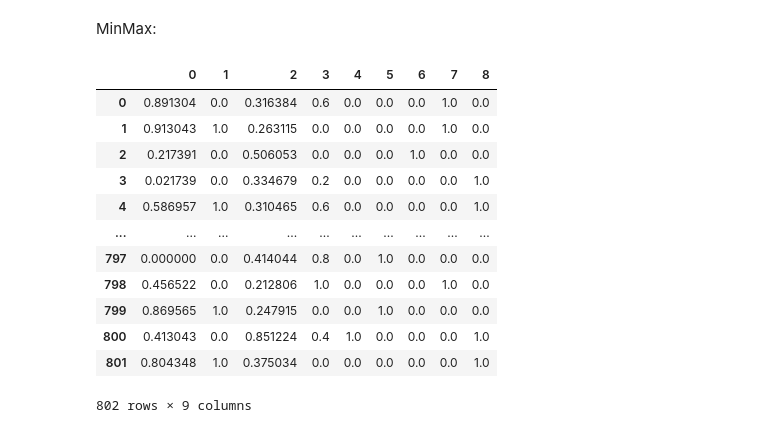
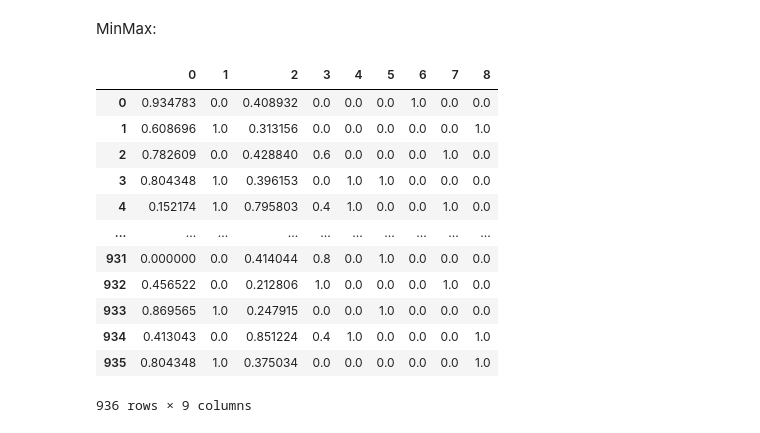
Before and after one commit to Hideroshi/FIAP, a Jupyter notebook: Tech Challenge/Notebooks/techChallenge.ipynb, the cells around one changed output. Drawn from its saved outputs; the diff is of its cells as text; code cells hidden in the pictures.

```diff
--- a/Tech Challenge/Notebooks/techChallenge.ipynb
+++ b/Tech Challenge/Notebooks/techChallenge.ipynb
@@ -378,29 +387,29 @@ MinMax:
 # %%
 from sklearn.preprocessing import MinMaxScaler
 
 x_minMaxScaler = x
 y_minMaxScaler = y
 
-x_train, x_test, y_train, y_test = train_test_split(x_minMaxScaler, y_minMaxScaler, test_size=0.4, random_state=42)
+x_train, x_test, y_train, y_test = train_test_split(x_minMaxScaler, y_minMaxScaler, test_size=0.3, random_state=42)
 
 scaler = MinMaxScaler() #chamando o metodo de normalização dos dados (0-1)
 scaler.fit(x_train) # Aqui ele calcula os parametros da formula
 
 x_train_normalized = scaler.transform(x_train)
 x_test_normalized = scaler.transform(x_test)
 
 pd.DataFrame(x_train_normalized)
 # %% [output]
 |  | 0 | 1 | 2 | 3 | 4 | 5 | 6 | 7 | 8 |
-| 0 | 0.891304 | 0.0 | 0.316384 | 0.6 | 0.0 | 0.0 | 0.0 | 1.0 | 0.0 |
-| 1 | 0.913043 | 1.0 | 0.263115 | 0.0 | 0.0 | 0.0 | 0.0 | 1.0 | 0.0 |
-| 2 | 0.217391 | 0.0 | 0.506053 | 0.0 | 0.0 | 0.0 | 1.0 | 0.0 | 0.0 |
-| 3 | 0.021739 | 0.0 | 0.334679 | 0.2 | 0.0 | 0.0 | 0.0 | 0.0 | 1.0 |
-| 4 | 0.586957 | 1.0 | 0.310465 | 0.6 | 0.0 | 0.0 | 0.0 | 0.0 | 1.0 |
+| 0 | 0.934783 | 0.0 | 0.408932 | 0.0 | 0.0 | 0.0 | 1.0 | 0.0 | 0.0 |
+| 1 | 0.608696 | 1.0 | 0.313156 | 0.0 | 0.0 | 0.0 | 0.0 | 0.0 | 1.0 |
+| 2 | 0.782609 | 0.0 | 0.428840 | 0.6 | 0.0 | 0.0 | 0.0 | 1.0 | 0.0 |
+| 3 | 0.804348 | 1.0 | 0.396153 | 0.0 | 1.0 | 1.0 | 0.0 | 0.0 | 0.0 |
+| 4 | 0.152174 | 1.0 | 0.795803 | 0.4 | 1.0 | 0.0 | 0.0 | 1.0 | 0.0 |
 | ... | ... | ... | ... | ... | ... | ... | ... | ... | ... |
-| 797 | 0.000000 | 0.0 | 0.414044 | 0.8 | 0.0 | 1.0 | 0.0 | 0.0 | 0.0 |
-| 798 | 0.456522 | 0.0 | 0.212806 | 1.0 | 0.0 | 0.0 | 0.0 | 1.0 | 0.0 |
-| 799 | 0.869565 | 1.0 | 0.247915 | 0.0 | 0.0 | 1.0 | 0.0 | 0.0 | 0.0 |
-| 800 | 0.413043 | 0.0 | 0.851224 | 0.4 | 1.0 | 0.0 | 0.0 | 0.0 | 1.0 |
-| 801 | 0.804348 | 1.0 | 0.375034 | 0.0 | 0.0 | 0.0 | 0.0 | 0.0 | 1.0 |
+| 931 | 0.000000 | 0.0 | 0.414044 | 0.8 | 0.0 | 1.0 | 0.0 | 0.0 | 0.0 |
+| 932 | 0.456522 | 0.0 | 0.212806 | 1.0 | 0.0 | 0.0 | 0.0 | 1.0 | 0.0 |
+| 933 | 0.869565 | 1.0 | 0.247915 | 0.0 | 0.0 | 1.0 | 0.0 | 0.0 | 0.0 |
+| 934 | 0.413043 | 0.0 | 0.851224 | 0.4 | 1.0 | 0.0 | 0.0 | 0.0 | 1.0 |
+| 935 | 0.804348 | 1.0 | 0.375034 | 0.0 | 0.0 | 0.0 | 0.0 | 0.0 | 1.0 |
-802 rows × 9 columns
+936 rows × 9 columns
```
Also changed, not shown: parts of 8 cells of this notebook.
